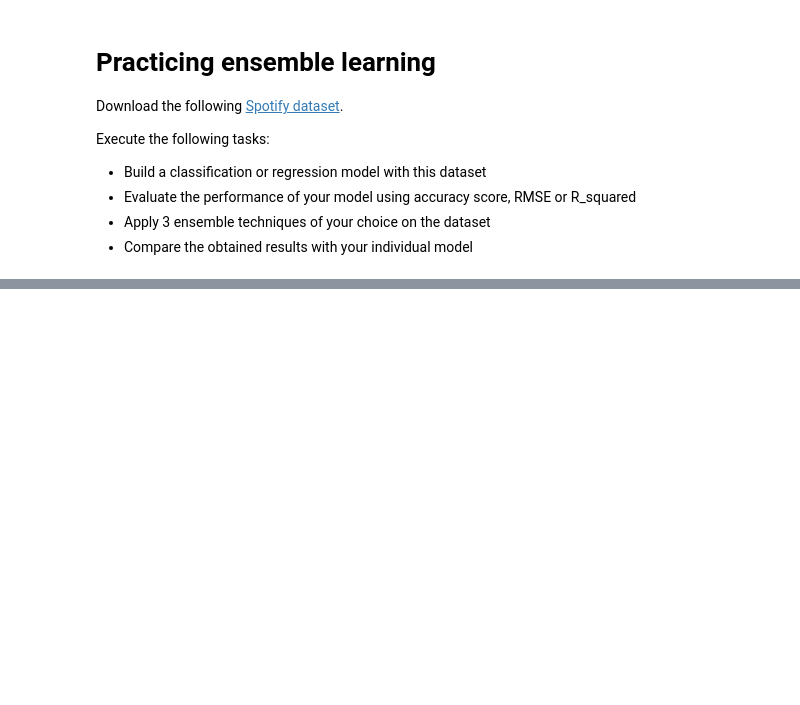
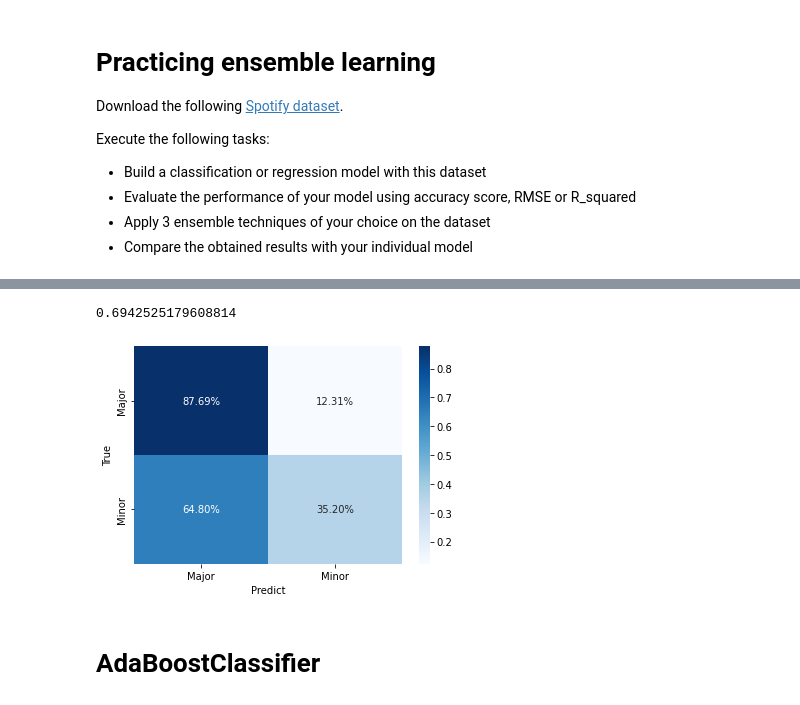
Before and after one commit to ziedjouini/new_projet, a Jupyter notebook: Ensemble_Learning_Practice.ipynb, the cells around one changed output, grey strips where cells are left out. Cells and saved outputs as stored; diff of their text form; code cells hidden in the pictures; blank space fills up the shorter version.

```diff
--- a/Ensemble_Learning_Practice.ipynb
+++ b/Ensemble_Learning_Practice.ipynb
@@ -405,0 +137,7 @@ accuracy_score:  0.19785
+# %%
+pipe = make_column_transformer(
+    (StandardScaler(),X.select_dtypes('number').columns),
+    (OneHotEncoder(handle_unknown='ignore'),X.select_dtypes('object').columns)
+)
+# %%
+X_train,X_test,y_train,y_test = train_test_split(X,y,random_state=42,stratify=y)
@@ -405,0 +150,4 @@ accuracy_score:  0.19785
+# %%
+Logreg = make_pipeline(pipe, LogisticRegression())
+# %%
+Logreg.fit(X_train,y_train)
@@ -405,0 +166,15 @@ accuracy_score:  0.19785
+# %%
+Logreg.score(X_test,y_test)
+# %% [output]
+0.6942525179608814
+# %%
+sns.heatmap(confusion_matrix(y_test, Logreg.predict(X_test),normalize='true' ),xticklabels=Logreg.classes_, yticklabels=Logreg.classes_, cmap="Blues",annot=True, fmt=".2%")
+
+plt.xlabel('Predict')
+plt.ylabel('True')
+
+plt.show()
+# %% [output]
+[figure, added]
+# %% [markdown]
+# AdaBoostClassifier
```
Also changed, not shown: parts of 55 cells of this notebook.
